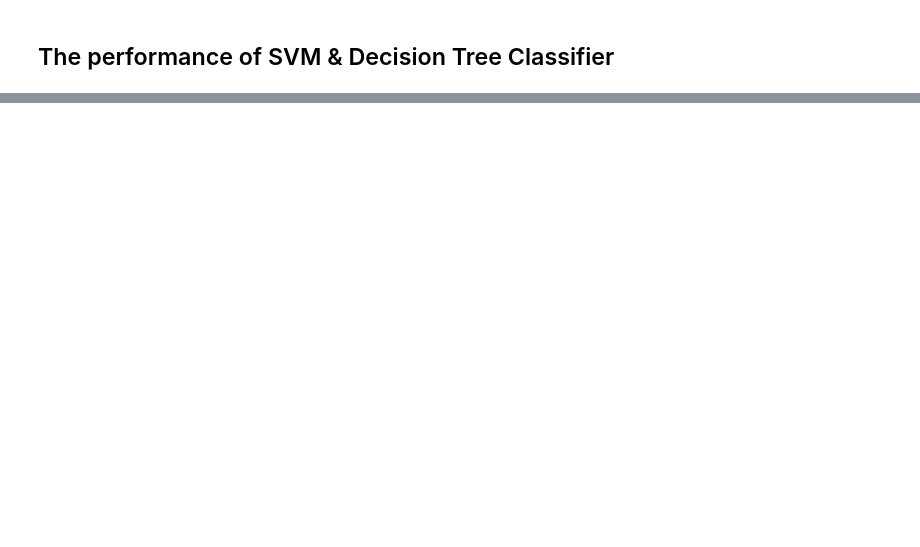
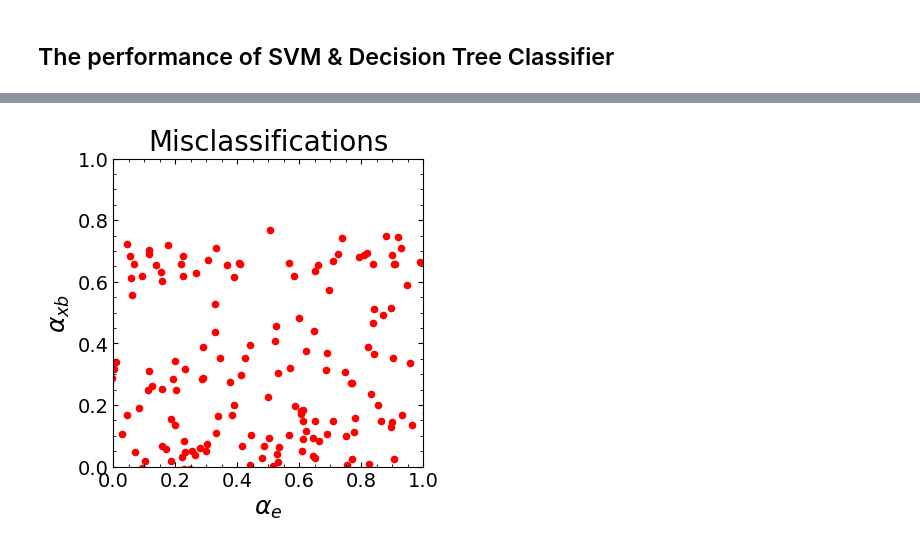
Before and after one commit to Srishti-Goel/Neutrino-Flavour-Oscillations-in-Supernovae, a Jupyter notebook: code/fastModes_all_crossings.ipynb, the cells around one changed output, grey strips where cells are left out. Drawn from its saved outputs; the diff is of its cells as text; code cells hidden in the pictures; blank space fills up the shorter version.

```diff
--- a/code/fastModes_all_crossings.ipynb
+++ b/code/fastModes_all_crossings.ipynb
@@ -685,7 +667,7 @@ print(sklearn.metrics.classification_report(y_test, prediction, target_names=tar
 # mod = pickle.load(open(data_dir + '/svm_model_best_pickle', 'rb'))
 # %%
 x_axis_idx = 0
-y_axis_idx = 3
+y_axis_idx = 2
 legends = [r'$\alpha_e$', r'$\alpha_x$', r'$\alpha_{xb}$', r'$F_{\nu_e}$', r'$F_{\bar\nu_e}$', r'$F_{\nu_x}$', r'$F_{\bar\nu_x}$']
 
 fig = plt.figure(figsize=(4,4))
@@ -738,23 +719,25 @@ weighted avg       0.85      0.85      0.85     10000
 
 # mod = pickle.load(open(data_dir + '/dt_model_best_pickle', 'rb'))
 # %%
-x_axis_idx = 3
-y_axis_idx = 4
+x_axis_idx = 0
+y_axis_idx = 2
 legends = [r'$\alpha_e$', r'$\alpha_x$', r'$\alpha_{xb}$', r'$F_{\nu_e}$', r'$F_{\bar\nu_e}$', r'$F_{\nu_x}$', r'$F_{\bar\nu_x}$']
 
 fig = plt.figure(figsize=(4,4))
 plt.title('Misclassifications', size=20)
 plt.xlabel(legends[x_axis_idx],size=18)
 plt.ylabel(legends[y_axis_idx],size=18)
 plt.minorticks_on()
 plt.tick_params(axis='y',which='both',left=True,right=True,labelleft=True, direction='in')
 plt.tick_params(axis='x',which='both',top=True,bottom=True,labelbottom=True, direction='in')
 plt.xticks(fontsize=14)
 plt.yticks(fontsize=14)
 plt.ylim(-0.0001,1.)
 plt.xlim(-0.0001,1.)
 
 for i in range(prediction.size):
     if abs(prediction[i]-y_test[i])>1.e-3: # and X_test[i,0]>0.7 and X_test[i,0]<1.3:
         plt.scatter(X_test[i,x_axis_idx], X_test[i,y_axis_idx], marker='o',color='red',s=20, alpha=1);
 plt.show()
+# %% [output]
+[figure, added]
```
Also changed, not shown: parts of 9 cells of this notebook.
